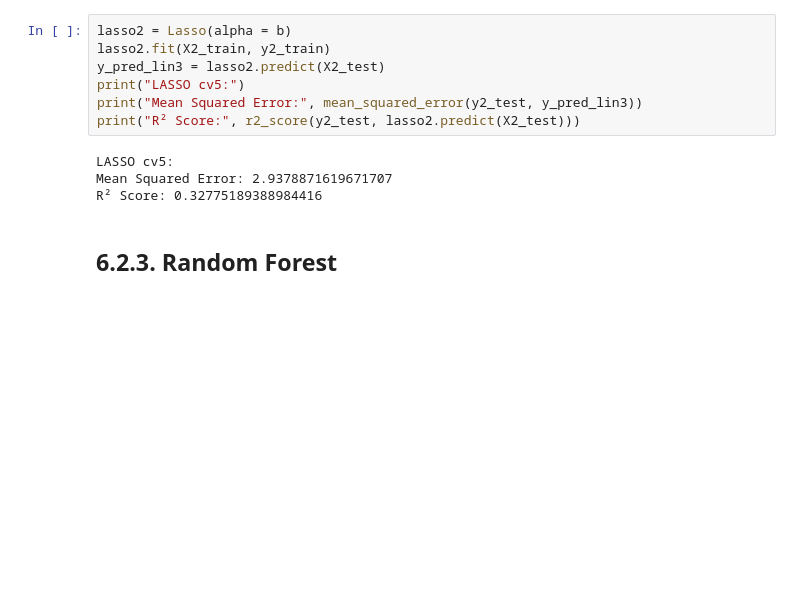
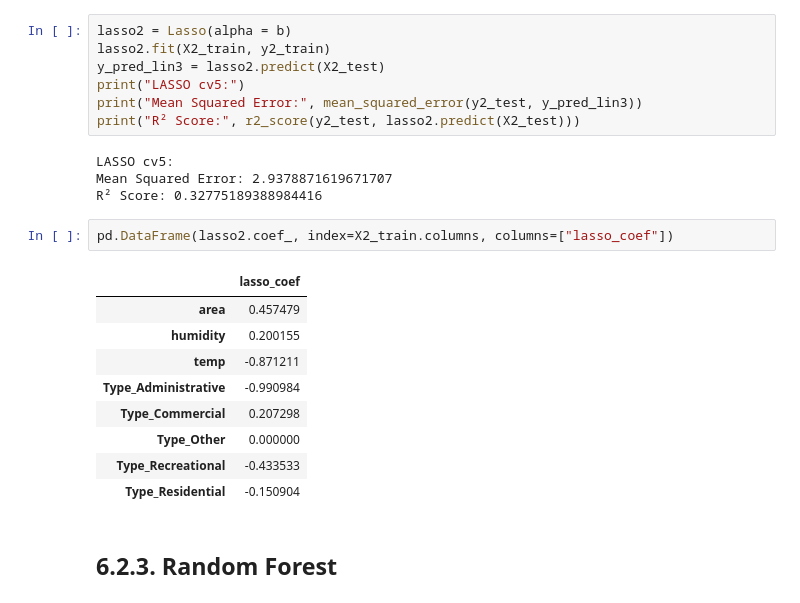
Before and after one commit to Speculatorrr/ECON323-Building-Energy-Analysis, a Jupyter notebook: Final_Project_new (2）.ipynb, the cells around one changed output. Saved outputs shown, nothing was run; the diff lists cells and outputs as text; blank space fills up the shorter version.

```diff
--- a/Final_Project_new (2）.ipynb
+++ b/Final_Project_new (2）.ipynb
@@ -784,6 +793,18 @@ print("R² Score:", r2_score(y2_test, lasso2.predict(X2_test)))
 LASSO cv5:
 Mean Squared Error: 2.9378871619671707
 R² Score: 0.32775189388984416
+# %%
+pd.DataFrame(lasso2.coef_, index=X2_train.columns, columns=["lasso_coef"])
+# %% [output]
+|  | lasso_coef |
+| area | 0.457479 |
+| humidity | 0.200155 |
+| temp | -0.871211 |
+| Type_Administrative | -0.990984 |
+| Type_Commercial | 0.207298 |
+| Type_Other | 0.000000 |
+| Type_Recreational | -0.433533 |
+| Type_Residential | -0.150904 |
 # %% [markdown]
 ## 6.2.3. Random Forest
 # %%
```
Also changed, not shown: parts of 28 cells of this notebook.
